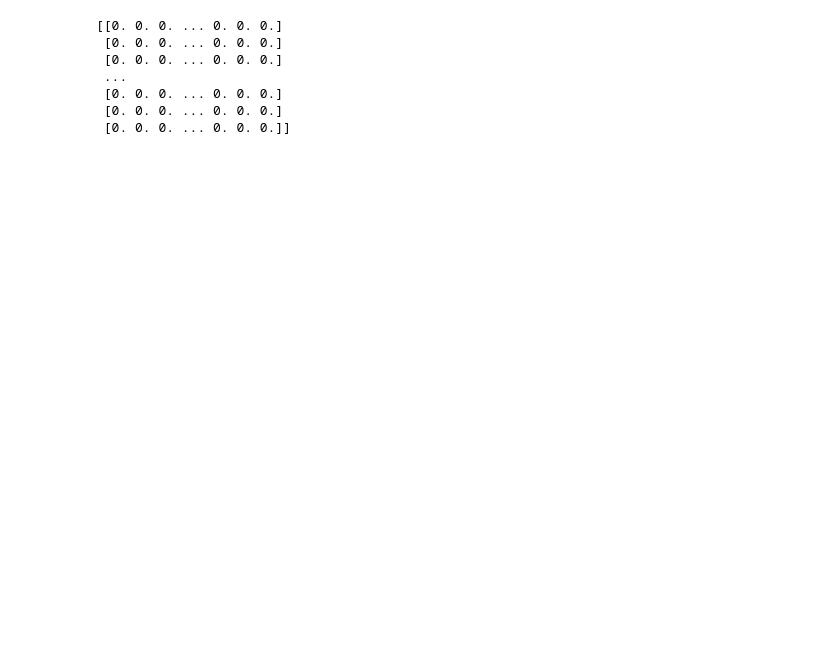
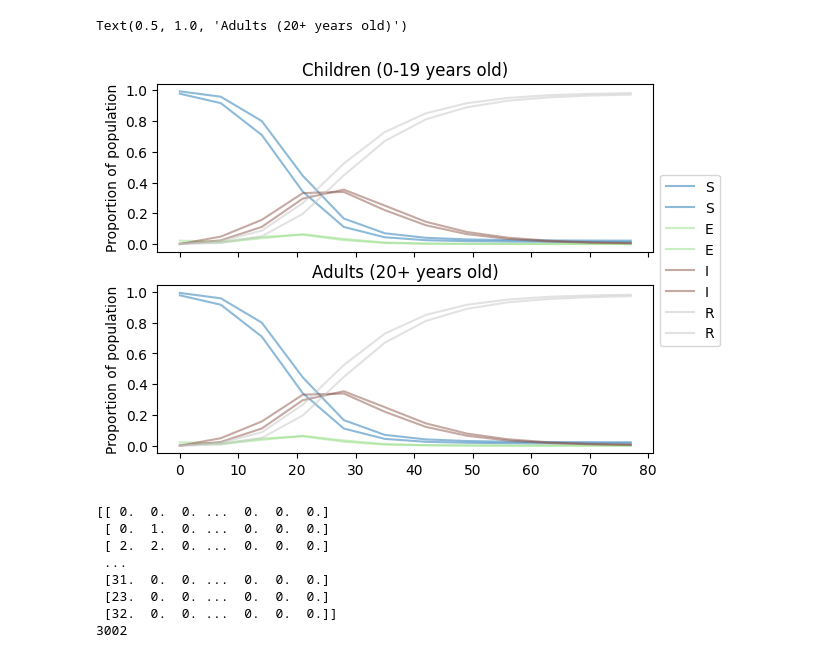
Before and after one commit to JBHilton/covid-19-in-households-public, a Jupyter notebook: examples/inference-from-testing/testing_with_modular_code.ipynb, the cells around one changed output. Cells and saved outputs as stored; diff of their text form; code cells hidden in the pictures; blank space fills up the shorter version.

```diff
--- a/examples/inference-from-testing/testing_with_modular_code.ipynb
+++ b/examples/inference-from-testing/testing_with_modular_code.ipynb
@@ -73,7 +73,7 @@ r_est = estimate_growth_rate(household_population, rhs, [0.001, 5], 1e-9)
 print('Estimated growth rate is',r_est,'.')
 print('Estimated doubling time is',log(2) / r_est,'.')
 
-H0 = make_initial_condition_by_eigenvector(growth_rate, model_input, household_population, rhs, 1e-5, 0.0,False,3)
+H0 = make_initial_condition_by_eigenvector(growth_rate, model_input, household_population, rhs, 1e-2, 0.0,False,3)
 S0 = H0.T.dot(household_population.states[:, ::4])
 E0 = H0.T.dot(household_population.states[:, 1::4])
 I0 = H0.T.dot(household_population.states[:, 2::4])
@@ -83,4 +83,5 @@ start_state = (1/model_input.ave_hh_size) * array([S0.sum(),
                                                    I0.sum(),
                                                    R0.sum()])
 tspan = (0.0, 365)
+print(start_state)
 # %% [output]
@@ -93,13 +95,49 @@ Estimated doubling time is 2.9999999999019287 .
 # Now set up evaluation time points and solve system:
 
 # New time at which we evaluate the infection
-trange = np.arange(0,10,0.1)
+trange = np.arange(0,7*12,7) # Evaluate for 12 weeks
 
 # Solve:
 solution = solve_ivp(rhs, tspan, H0, first_step=0.001, atol=1e-16, t_eval=trange)
 
 time = solution.t
 H = solution.y
+S = H.T.dot(household_population.states[:, ::4])
+E = H.T.dot(household_population.states[:, 1::4])
+I = H.T.dot(household_population.states[:, 2::4])
+R = H.T.dot(household_population.states[:, 3::4])
+# %%
+from matplotlib.pyplot import subplots
+from matplotlib.cm import get_cmap
+
+data_list = [S/model_input.ave_hh_by_class,
+    E/model_input.ave_hh_by_class,
+    I/model_input.ave_hh_by_class,
+    R/model_input.ave_hh_by_class]
+
+lgd=['S','E','I','R']
+
+fig, (axis_C, axis_A) = subplots(2,1, sharex=True)
+
+cmap = get_cmap('tab20')
+alpha = 0.5
+for i in range(len(data_list)):
+    axis_C.plot(
+        time, data_list[i], label=lgd[i],
+        color=cmap(i/len(data_list)), alpha=alpha)
+axis_C.set_ylabel('Proportion of population')
+axis_C.set_title('Children (0-19 years old)')
+axis_C.legend(ncol=1, bbox_to_anchor=(1,0.50))
+
+for i in range(len(data_list)):
+    axis_A.plot(
+        time, data_list[i], label=lgd[i],
+        color=cmap(i/len(data_list)), alpha=alpha)
+axis_A.set_ylabel('Proportion of population')
+axis_A.set_title('Adults (20+ years old)')
+# %% [output]
+Text(0.5, 1.0, 'Adults (20+ years old)')
+[figure, added]
 # %%
 H[H<0.0] = 0.0
 # %%
@@ -112,13 +150,15 @@ for i, t in enumerate(trange):
 # %%
 print(z)
+print(len(np.where(sum(z,1)>0)[0]))
 # %% [output]
-[[0. 0. 0. ... 0. 0. 0.]
- [0. 0. 0. ... 0. 0. 0.]
- [0. 0. 0. ... 0. 0. 0.]
+[[ 0.  0.  0. ...  0.  0.  0.]
+ [ 0.  1.  0. ...  0.  0.  0.]
+ [ 2.  2.  0. ...  0.  0.  0.]
  ...
- [0. 0. 0. ... 0. 0. 0.]
- [0. 0. 0. ... 0. 0. 0.]
- [0. 0. 0. ... 0. 0. 0.]]
+ [31.  0.  0. ...  0.  0.  0.]
+ [23.  0.  0. ...  0.  0.  0.]
+ [32.  0.  0. ...  0.  0.  0.]]
+3002
 # %%
 pp = H
 # %%
```
Also changed, not shown: parts of 6 cells of this notebook.
